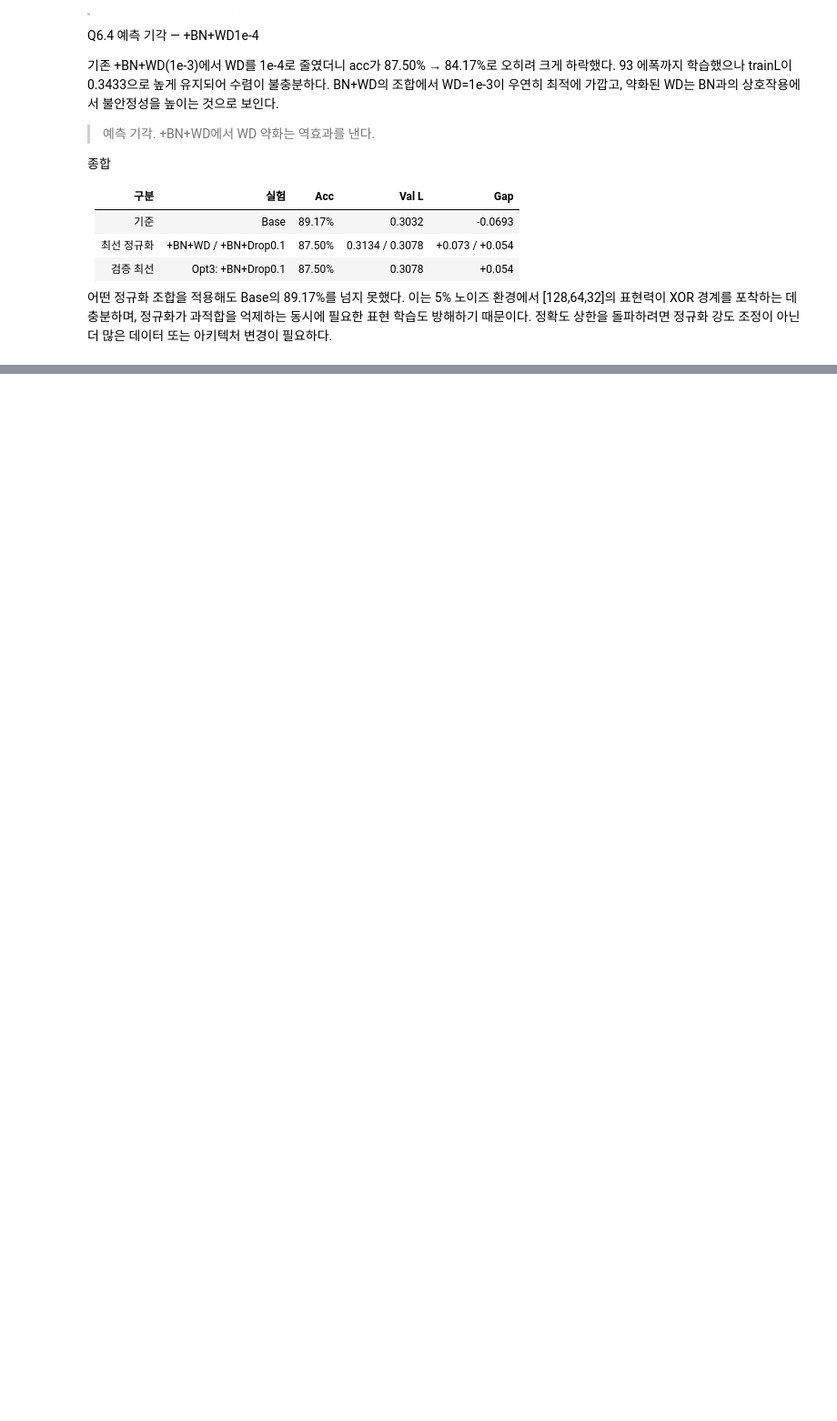
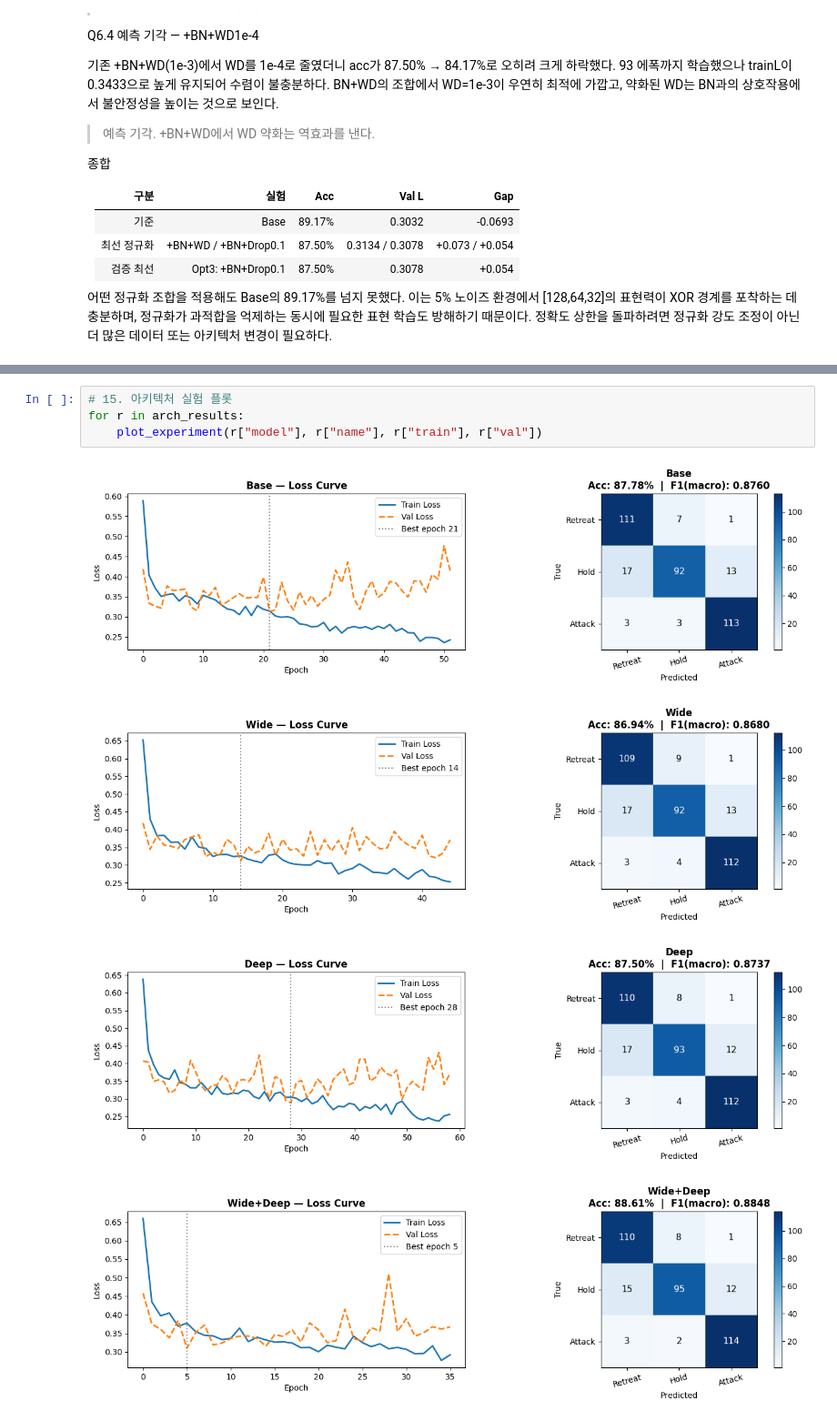
Before and after one commit to DPChanny/workspace, a Jupyter notebook: Academics/AI&GP/Practice01/Practice01.ipynb, the cells around one changed output, grey strips where cells are left out. Shown at 91% size. Cells and saved outputs as stored; diff of their text form; blank space fills up the shorter version.

```diff
--- a/Academics/AI&GP/Practice01/Practice01.ipynb
+++ b/Academics/AI&GP/Practice01/Practice01.ipynb
@@ -872,0 +986,9 @@ XOR 경계를 포착하는 데 충분하며, 정규화가 과적합을 억제하
+# %%
+# 15. 아키텍처 실험 플롯
+for r in arch_results:
+    plot_experiment(r["model"], r["name"], r["train"], r["val"])
+# %% [output]
+[figure, added]
+[figure, added]
+[figure, added]
+[figure, added]
```
Also changed, not shown: parts of 3 cells of this notebook.
